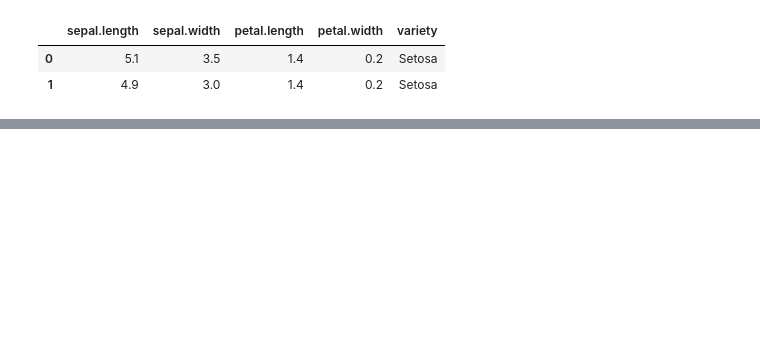
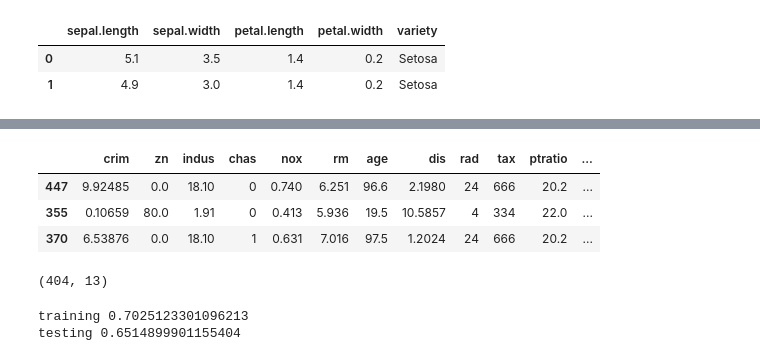
Before and after one commit to Mostafij-k/Feature_Engineering_Methods, a Jupyter notebook: Feature_Selection/Wrapper_Method.ipynb, the cells around one changed output, grey strips where cells are left out. Cells and saved outputs as stored; diff of their text form; code cells hidden in the pictures; blank space fills up the shorter version.

```diff
--- a/Feature_Selection/Wrapper_Method.ipynb
+++ b/Feature_Selection/Wrapper_Method.ipynb
@@ -115,0 +106,20 @@ model.best_feature_names_
+# %%
+# Load Dataset
+Data=pd.read_csv('BostonHousing.csv')
+Data.sample(3)
+# %% [output]
+|  | crim | zn | indus | chas | nox | rm | age | dis | rad | tax | ptratio | ... |
+| 447 | 9.92485 | 0.0 | 18.10 | 0 | 0.740 | 6.251 | 96.6 | 2.1980 | 24 | 666 | 20.2 | ... |
+| 355 | 0.10659 | 80.0 | 1.91 | 0 | 0.413 | 5.936 | 19.5 | 10.5857 | 4 | 334 | 22.0 | ... |
+| 370 | 6.53876 | 0.0 | 18.10 | 1 | 0.631 | 7.016 | 97.5 | 1.2024 | 24 | 666 | 20.2 | ... |
+# %%
+# separate the target variable
+X = Data.drop("medv", axis=1)
+y = Data['medv']
+
+# split the data into train and test sets
+X_train, X_test, y_train, y_test = train_test_split(X, y, test_size=0.2, random_state=1)
+
+print(X_train.shape)
+# %% [output]
+(404, 13)
@@ -115,0 +131,9 @@ model.best_feature_names_
+# %%
+# Perform Linear regression model
+model = LinearRegression()
+
+print("training",np.mean(cross_val_score(model, X_train, y_train, cv=5, scoring='r2')))
+print("testing",np.mean(cross_val_score(model, X_test, y_test, cv=5, scoring='r2')))
+# %% [output]
+training 0.7025123301096213
+testing 0.6514899901155404
```
Also changed, not shown: parts of 24 cells of this notebook, 2 other files.
